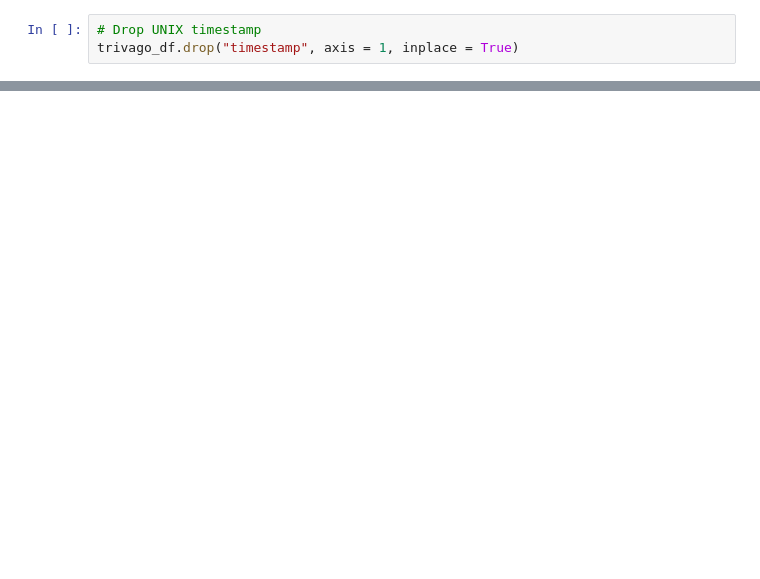
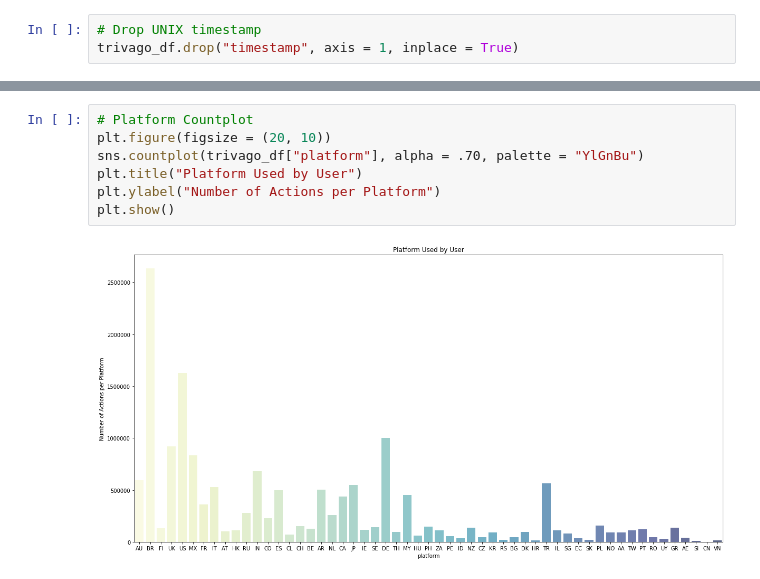
Before and after one commit to fpleoni/where_do_we_go_from_here, a Jupyter notebook: jupyter_notebooks/exploratory_data_analysis.ipynb, the cells around one changed output, grey strips where cells are left out. Drawn from its saved outputs; the diff is of its cells as text; blank space fills up the shorter version.

```diff
--- a/jupyter_notebooks/exploratory_data_analysis.ipynb
+++ b/jupyter_notebooks/exploratory_data_analysis.ipynb
@@ -29,0 +211,9 @@ trivago_df.drop("timestamp", axis = 1, inplace = True)
+# %%
+# Platform Countplot
+plt.figure(figsize = (20, 10))
+sns.countplot(trivago_df["platform"], alpha = .70, palette = "YlGnBu")
+plt.title("Platform Used by User")
+plt.ylabel("Number of Actions per Platform")
+plt.show()
+# %% [output]
+[figure, added]
```
Also changed, not shown: parts of 28 cells of this notebook.
